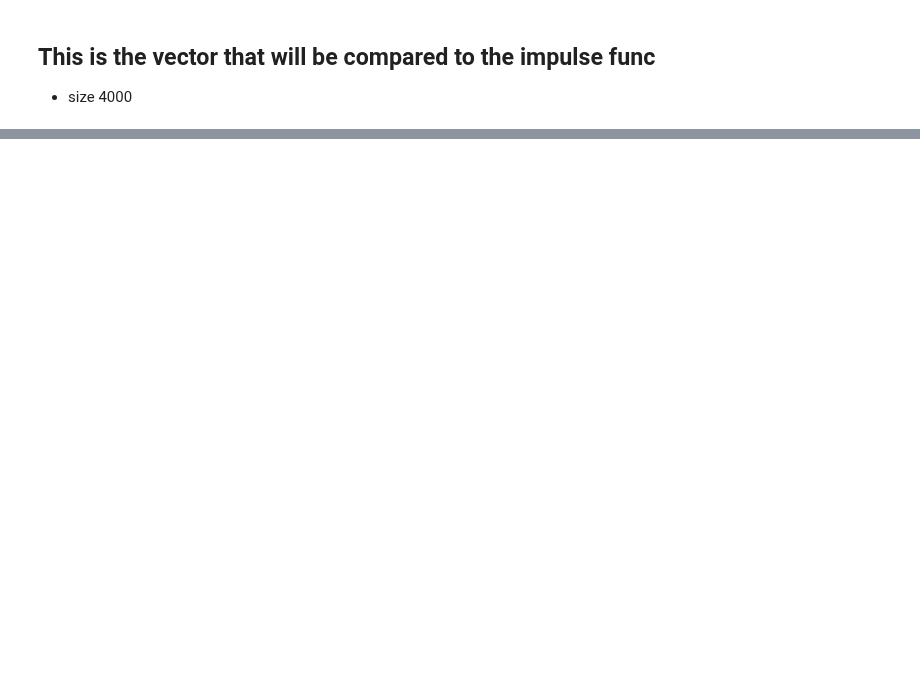
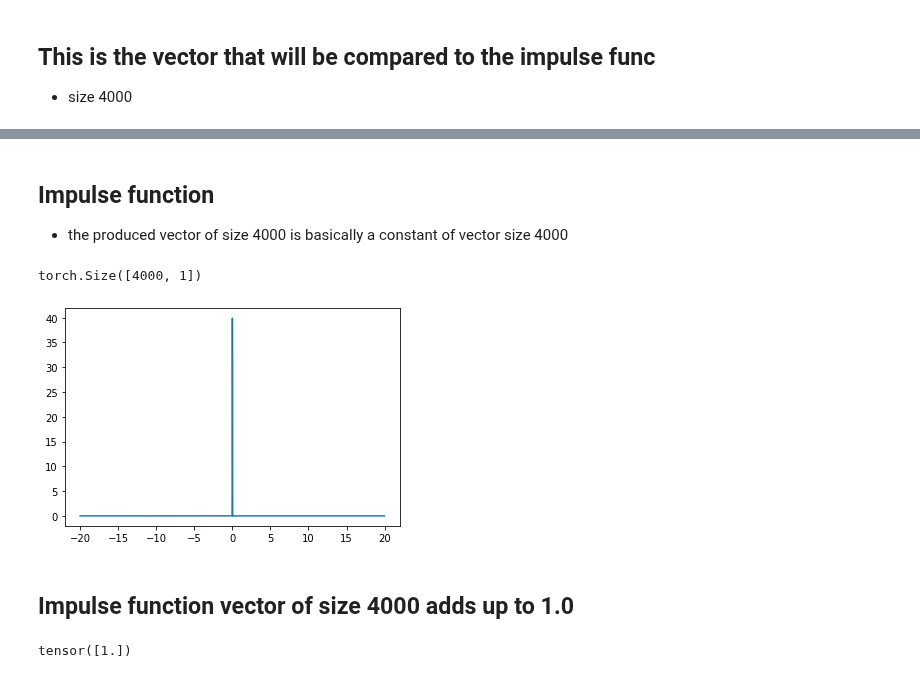
Before and after one commit to rcalix1/ProbabilityDensityFunctionsFromNeuralNets, a Jupyter notebook: playing_with_kernel_density_funcs.ipynb, the cells around one changed output, grey strips where cells are left out. Cells and saved outputs as stored; diff of their text form; code cells hidden in the pictures; blank space fills up the shorter version.

```diff
--- a/playing_with_kernel_density_funcs.ipynb
+++ b/playing_with_kernel_density_funcs.ipynb
@@ -206,0 +222,34 @@ array([0.0147547 , 0.01479388, 0.01483335, 0.01487313, 0.0149132 ,
+# %% [markdown]
+## Impulse function
+
+* the produced vector of size 4000 is basically a constant of vector size 4000
+# %%
+
+def ImpulseGaussian(x, mu, sigma):
+
+    left  = 1 / (    torch.sqrt(   2 * torch.tensor(math.pi)   ) * torch.sqrt(torch.tensor(sigma) )    )
+
+    right = torch.exp(   -(x - mu)**2 / (2 * sigma)    )
+
+    vector_vals = left * right
+
+    return vector_vals         ## .unsqueeze(0)
+# %%
+
+mean_impulse    = 0.0
+std_impulse     = 0.01
+# %%
+
+impulseFunc = ImpulseGaussian(x, mean_impulse, std_impulse**2)
+# %%
+impulseFunc.shape
+# %% [output]
+torch.Size([4000, 1])
+# %%
+
+plt.plot(x, impulseFunc)
+plt.show()
+# %% [output]
+[figure, added]
+# %% [markdown]
+## Impulse function vector of size 4000 adds up to 1.0
@@ -206,0 +258,4 @@ array([0.0147547 , 0.01479388, 0.01483335, 0.01487313, 0.0149132 ,
+# %%
+sum(impulseFunc)
+# %% [output]
+tensor([1.])
```
Also changed, not shown: parts of 14 cells of this notebook.
